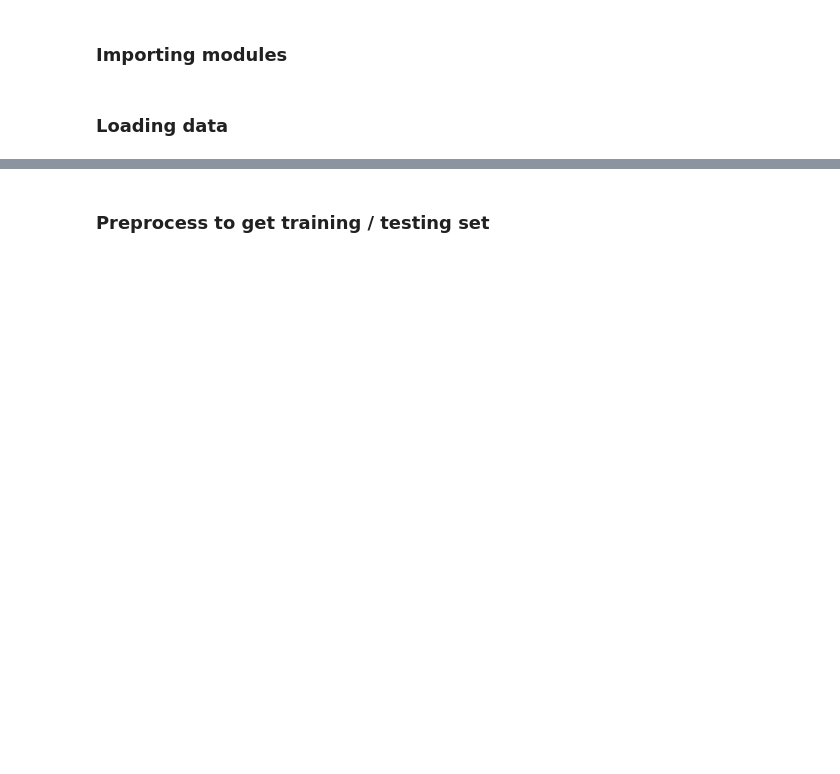
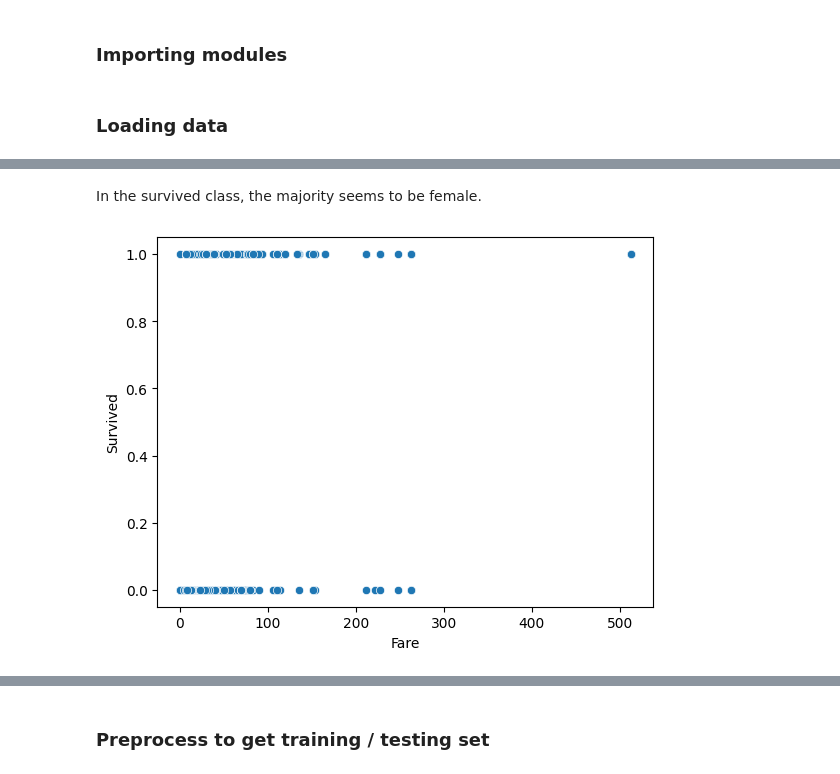
Before and after one commit to StijnvanderLippe/kaggle-competitions, a Jupyter notebook: Titanic - Machine Learning from Disaster/analysis.ipynb, the cells around one changed output, grey strips where cells are left out. Drawn from its saved outputs; the diff is of its cells as text; code cells hidden in the pictures; blank space fills up the shorter version.

```diff
--- a/Titanic - Machine Learning from Disaster/analysis.ipynb
+++ b/Titanic - Machine Learning from Disaster/analysis.ipynb
@@ -28,0 +36,7 @@ df_train.head()
+# %% [markdown]
+In the survived class, the majority seems to be female.
+# %%
+sns.scatterplot(df_train, x='Fare', y='Survived')
+plt.show()
+# %% [output]
+[figure, added]
```
Also changed, not shown: parts of 33 cells of this notebook, 1 other file.
